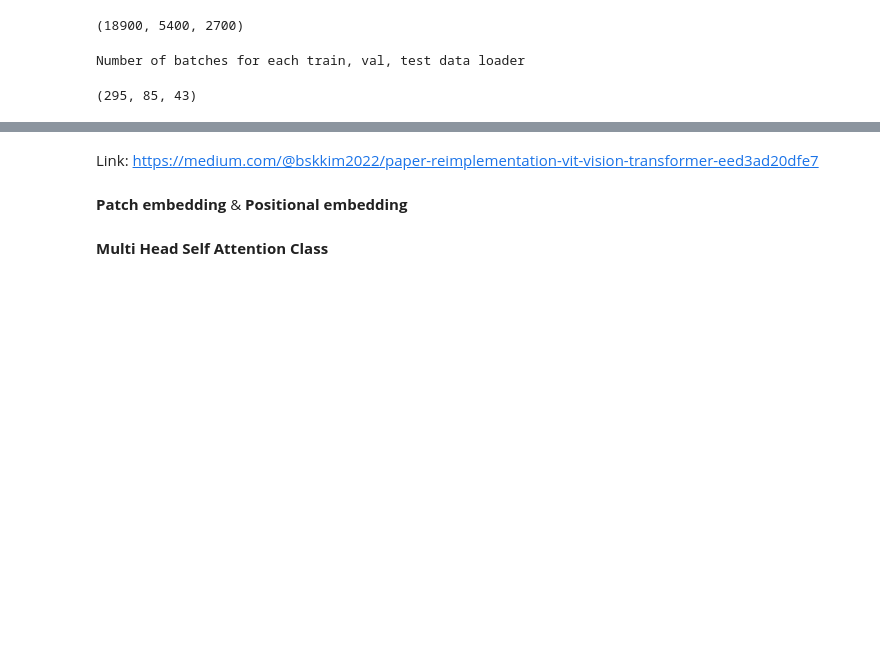
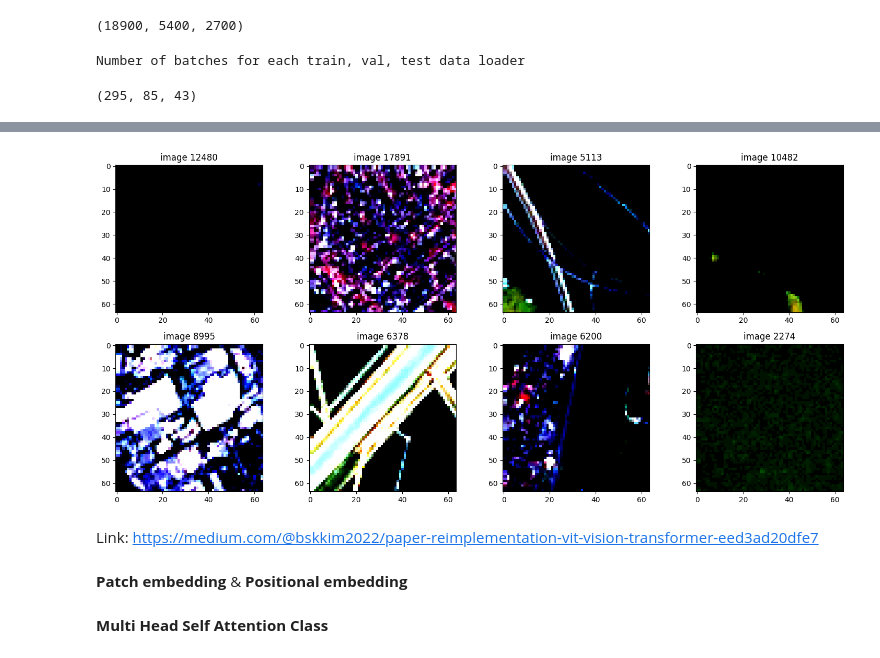
Before and after one commit to nawroz-m/ML_learning, a Jupyter notebook: Transformers_ViT.ipynb, the cells around one changed output, grey strips where cells are left out. Drawn from its saved outputs; the diff is of its cells as text; code cells hidden in the pictures; blank space fills up the shorter version.

Commit message:
add: augmentation

```diff
--- a/Transformers_ViT.ipynb
+++ b/Transformers_ViT.ipynb
@@ -145,8 +181,31 @@ class Dataset(torch.utils.data.Dataset):
+# %%
+train_data_mean = [0.3435, 0.3797, 0.4074]
+train_data_std = [0.0912, 0.0649, 0.0551]
+
+
+transform_train = T.Compose([
+    T.Resize((IMAGE_SIZE, IMAGE_SIZE)),
+    # T.RandomHorizontalFlip(p=0.5),
+
+    # very light augmentation
+    # T.RandomRotation(10),   # smaller than affine
+    # T.ColorJitter(brightness=0.1, contrast=0.1),
+
+    T.ToTensor(),
+    T.Normalize(mean=train_data_mean, std=train_data_std),
+])
+
+
+transform_test = T.Compose([
+    T.Resize((IMAGE_SIZE, IMAGE_SIZE)),
+    T.ToTensor(),
+    T.Normalize(mean=train_data_mean, std=train_data_std),
+    ])
 # %%
-# featch the dataset
-train_dataset = Dataset(train_data)
-val_dataset = Dataset(val_data)
-test_dataset = Dataset(test_data)
+# fetch the dataset
+train_dataset = Dataset(train_data, transfor=transform_train)
+val_dataset = Dataset(val_data, transfor=transform_test)
+test_dataset = Dataset(test_data, transfor=transform_test)
 len(train_dataset), len(val_dataset), len(test_dataset)
 # %% [output]
 (18900, 5400, 2700)
@@ -172,3 +231,17 @@ len(train_data_loader), len(val_data_loader), len(test_data_loader)
 # %% [output]
 Number of batches for each train, val, test data loader
 (295, 85, 43)
+# %%
+# plot some augmented images
+plt.figure(figsize=(15, 7))
+for i in range(8):
+  idx = np.random.randint(0, len(train_data_loader.dataset))
+  img, label = train_data_loader.dataset.__getitem__(idx)
+
+  img = img.permute(1,2,0).cpu().numpy()
+
+  plt.subplot(2, 4, i+1)
+  plt.imshow(img)
+  plt.title(f"image {idx}")
+plt.tight_layout()
+# %% [output]
@@ -175,3 +256,4 @@ Number of batches for each train, val, test data loader
+[figure, added]
 # %% [markdown]
 Link: https://medium.com/@bskkim2022/paper-reimplementation-vit-vision-transformer-eed3ad20dfe7
 # %% [markdown]
```
Also changed, not shown: parts of 10 cells of this notebook.
